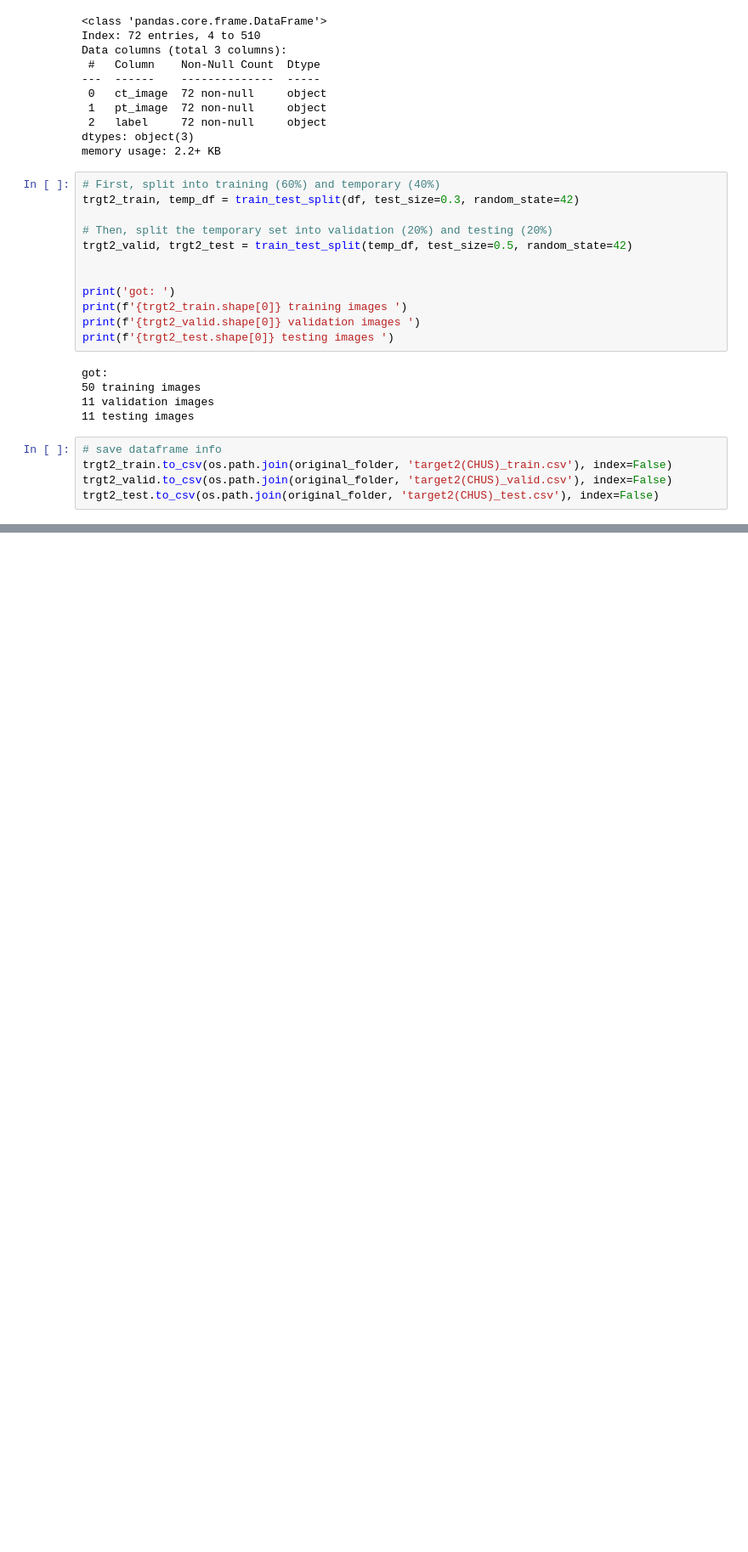
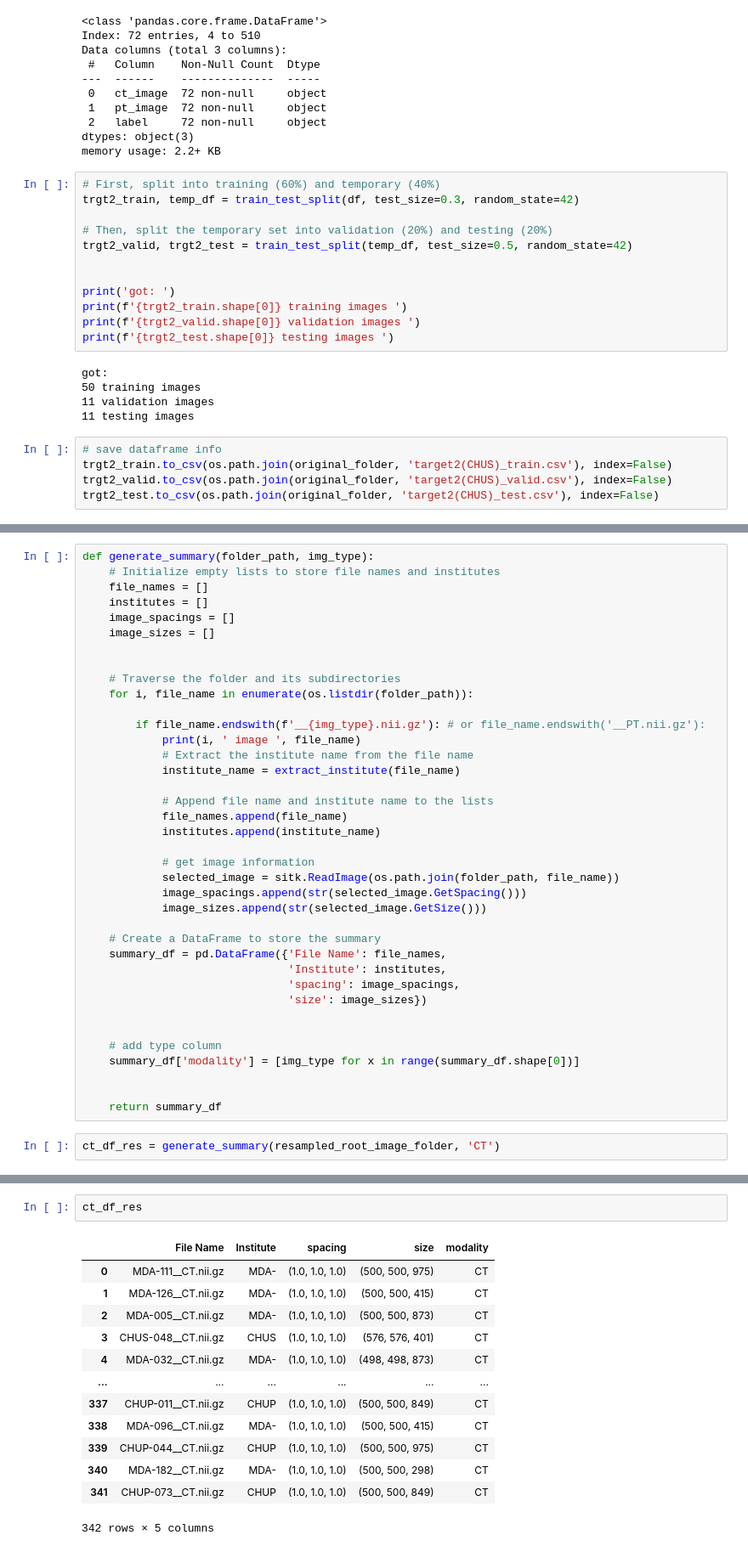
Before and after one commit to ahmedqasem/nii_data, a Jupyter notebook: notebooks/Dataset Split.ipynb, the cells around one changed output, grey strips where cells are left out. Shown at 85% size. Saved outputs shown, nothing was run; the diff lists cells and outputs as text; blank space fills up the shorter version.

```diff
--- a/notebooks/Dataset Split.ipynb
+++ b/notebooks/Dataset Split.ipynb
@@ -561,0 +583,40 @@ trgt2_test.to_csv(os.path.join(original_folder, 'target2(CHUS)_test.csv'), index
+# %%
+def generate_summary(folder_path, img_type):
+    # Initialize empty lists to store file names and institutes
+    file_names = []
+    institutes = []
+    image_spacings = []
+    image_sizes = []
+
+
+    # Traverse the folder and its subdirectories
+    for i, file_name in enumerate(os.listdir(folder_path)):
+
+        if file_name.endswith(f'__{img_type}.nii.gz'): # or file_name.endswith('__PT.nii.gz'):
+            print(i, ' image ', file_name)
+            # Extract the institute name from the file name
+            institute_name = extract_institute(file_name)
+
+            # Append file name and institute name to the lists
+            file_names.append(file_name)
+            institutes.append(institute_name)
+
+            # get image information
+            selected_image = sitk.ReadImage(os.path.join(folder_path, file_name))
+            image_spacings.append(str(selected_image.GetSpacing()))
+            image_sizes.append(str(selected_image.GetSize()))
+
+    # Create a DataFrame to store the summary
+    summary_df = pd.DataFrame({'File Name': file_names,
+                               'Institute': institutes,
+                               'spacing': image_spacings,
+                               'size': image_sizes})
+
+
+    # add type column
+    summary_df['modality'] = [img_type for x in range(summary_df.shape[0])]
+
+
+    return summary_df
+# %%
+ct_df_res = generate_summary(resampled_root_image_folder, 'CT')
@@ -561,0 +641,16 @@ trgt2_test.to_csv(os.path.join(original_folder, 'target2(CHUS)_test.csv'), index
+# %%
+ct_df_res
+# %% [output]
+|  | File Name | Institute | spacing | size | modality |
+| 0 | MDA-111__CT.nii.gz | MDA- | (1.0, 1.0, 1.0) | (500, 500, 975) | CT |
+| 1 | MDA-126__CT.nii.gz | MDA- | (1.0, 1.0, 1.0) | (500, 500, 415) | CT |
+| 2 | MDA-005__CT.nii.gz | MDA- | (1.0, 1.0, 1.0) | (500, 500, 873) | CT |
+| 3 | CHUS-048__CT.nii.gz | CHUS | (1.0, 1.0, 1.0) | (576, 576, 401) | CT |
+| 4 | MDA-032__CT.nii.gz | MDA- | (1.0, 1.0, 1.0) | (498, 498, 873) | CT |
+| ... | ... | ... | ... | ... | ... |
+| 337 | CHUP-011__CT.nii.gz | CHUP | (1.0, 1.0, 1.0) | (500, 500, 849) | CT |
+| 338 | MDA-096__CT.nii.gz | MDA- | (1.0, 1.0, 1.0) | (500, 500, 415) | CT |
+| 339 | CHUP-044__CT.nii.gz | CHUP | (1.0, 1.0, 1.0) | (500, 500, 975) | CT |
+| 340 | MDA-182__CT.nii.gz | MDA- | (1.0, 1.0, 1.0) | (500, 500, 298) | CT |
+| 341 | CHUP-073__CT.nii.gz | CHUP | (1.0, 1.0, 1.0) | (500, 500, 849) | CT |
+342 rows × 5 columns
```
Also changed, not shown: parts of 51 cells of this notebook, 3 other files.
